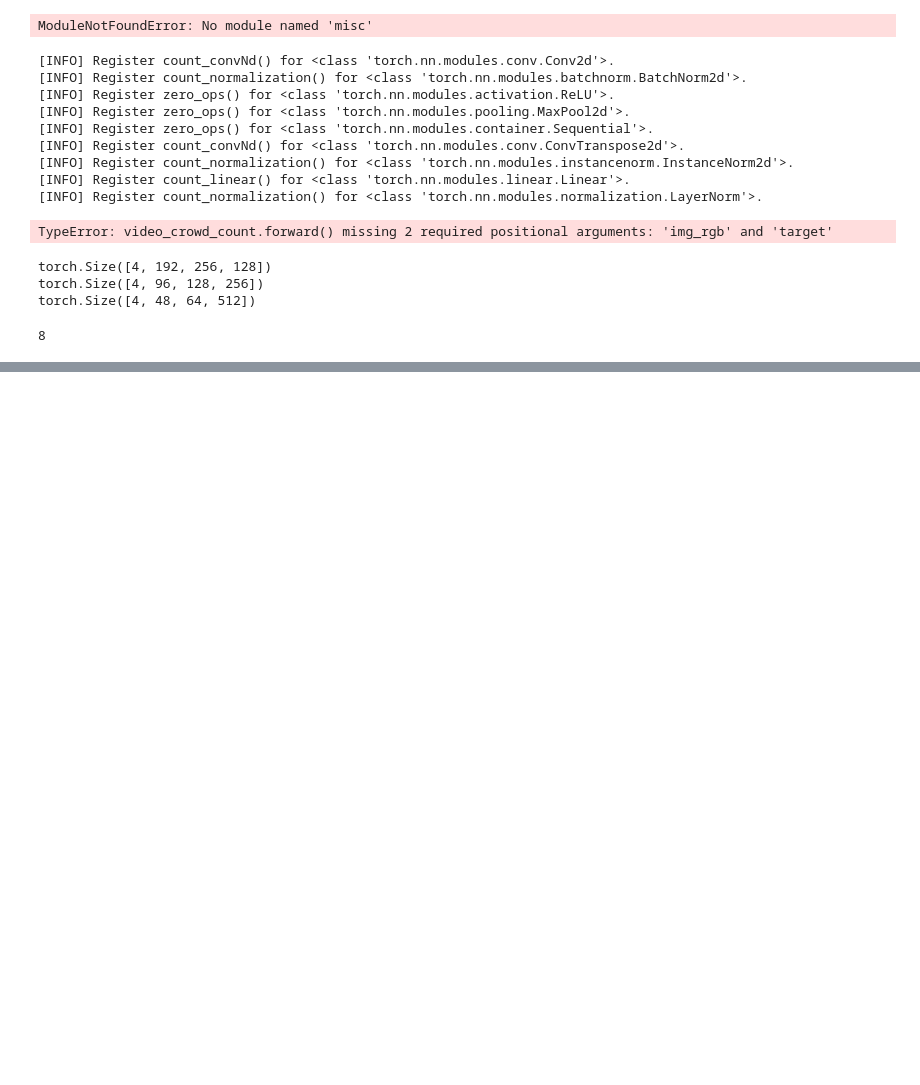
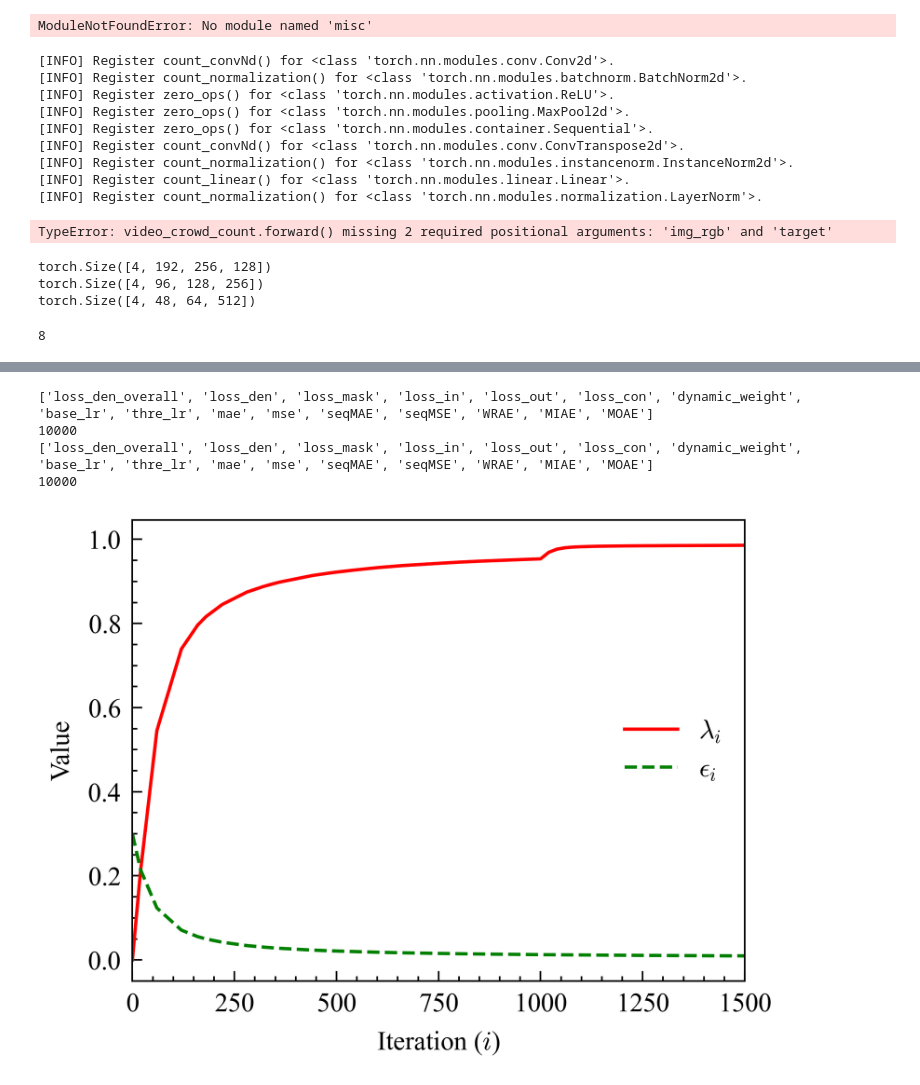
Before and after one commit to LeoHuang0511/DAANet, a Jupyter notebook: notebooks/notebook.ipynb, the cells around one changed output, grey strips where cells are left out. Drawn from its saved outputs; the diff is of its cells as text; code cells hidden in the pictures; blank space fills up the shorter version.

```diff
--- a/notebooks/notebook.ipynb
+++ b/notebooks/notebook.ipynb
@@ -179,0 +264,56 @@ len(features)
+# %%
+import pandas as pd
+from tensorboard.backend.event_processing import event_accumulator
+
+def scale_to_array(path, key_name):
+
+    #加载日志数据
+    list = []
+    ea=event_accumulator.EventAccumulator(path)
+    ea.Reload()
+    print(ea.scalars.Keys())
+
+    val_psnr=ea.scalars.Items(key_name)
+    print(len(val_psnr))
+    for i in val_psnr:
+        list.append([i.step,i.value])
+    return list
+
+lam = scale_to_array('/nfs/home/leo0511/Research/DutyMOFA/exp/SENSE/02-21_14-18_vgg__SENSE_5e-05_0.0001', 'dynamic_weight')
+scale = scale_to_array('/nfs/home/leo0511/Research/DutyMOFA/exp/SENSE/02-21_14-18_vgg__SENSE_5e-05_0.0001', 'loss_den')
+# %% [output]
+['loss_den_overall', 'loss_den', 'loss_mask', 'loss_in', 'loss_out', 'loss_con', 'dynamic_weight', 'base_lr', 'thre_lr', 'mae', 'mse', 'seqMAE', 'seqMSE', 'WRAE', 'MIAE', 'MOAE']
+10000
+['loss_den_overall', 'loss_den', 'loss_mask', 'loss_in', 'loss_out', 'loss_con', 'dynamic_weight', 'base_lr', 'thre_lr', 'mae', 'mse', 'seqMAE', 'seqMSE', 'WRAE', 'MIAE', 'MOAE']
+10000
+# %%
+import matplotlib as mat
+import matplotlib.pyplot as plt
+import numpy as np
+
+import scienceplots
+import matplotlib.font_manager as font_manager
+
+
+plt.style.use(['science', 'no-latex', 'ieee'])
+lam = np.array(lam)
+scale = np.array(scale)
+lam = np.insert(lam,0,[0,0],0)
+scale = np.insert(scale,0,[0,0.3],0)
+
+# font = font_manager.FontProperties(;family'='Times New Roman')
+plt.rc('font', family='Times New Roman')
+# Example: plot cos(x), sin(x), and sinc(x) in the same figure
+# plt.xscale('log')
+plt.xlim([0,1500])
+
+plt.xlabel('Iteration ($i$)')
+plt.ylabel('Value')
+
+plt.plot(lam[:,0], lam[:,1], 'red')   # black dashed line, with "+" markers
+plt.plot(scale[:,0], scale[:,1], 'green')     # green dimonds (no line)
+plt.legend(['$\lambda_i$','$\epsilon_i$'],prop={'family':'Times New Roman'})
+plt.savefig('../ECCV_SOFA-lambfa.pdf')
+plt.show()
+# %% [output]
+[figure, added]
```
Also changed, not shown: parts of 3 cells of this notebook, 10 other files.
